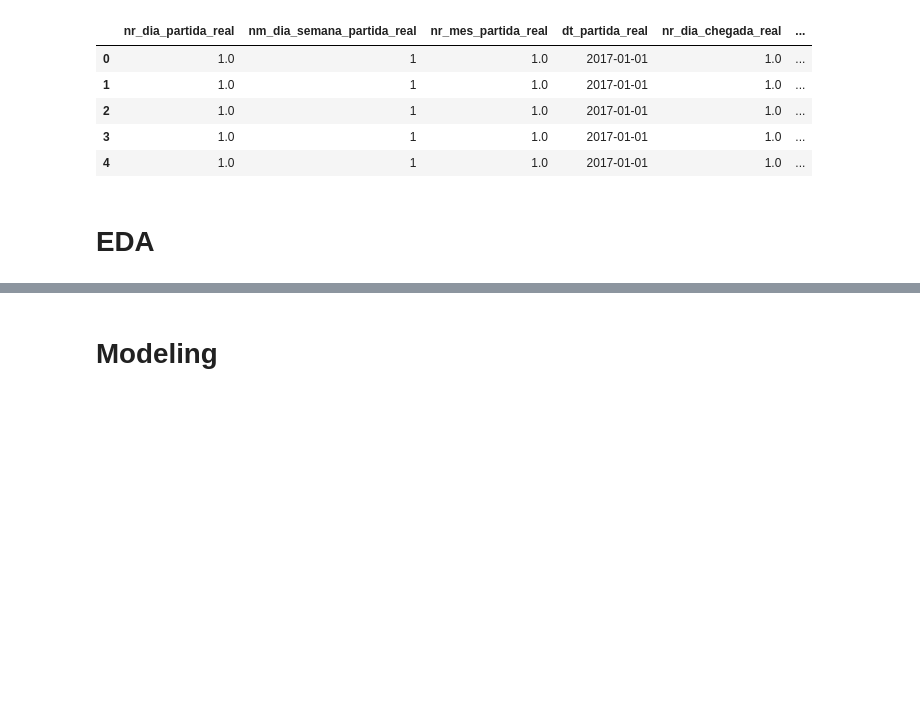
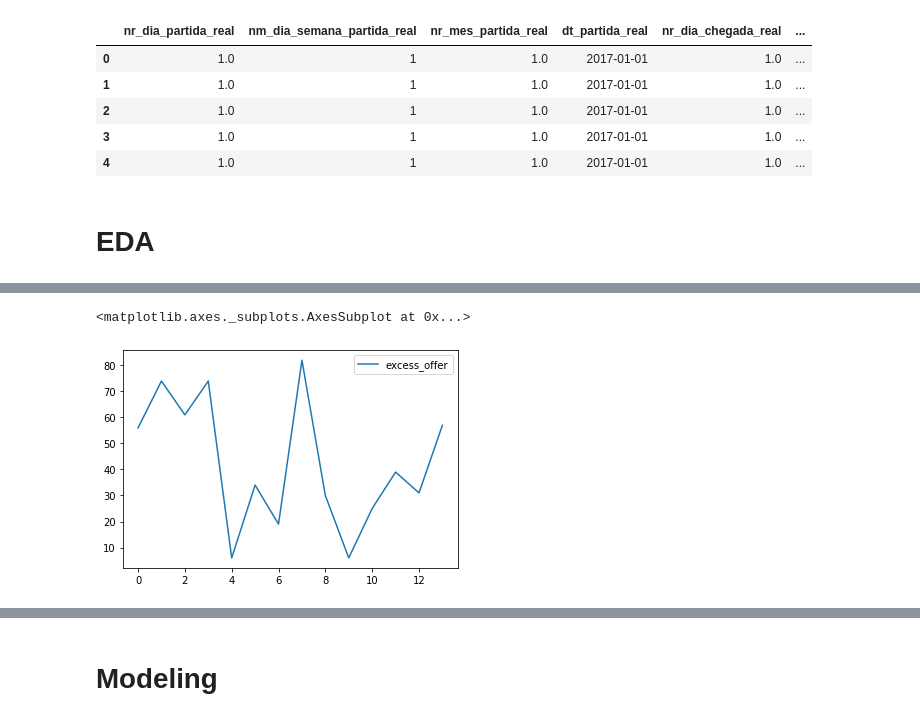
Before and after one commit to welberthdouglas/Civil_Aviation_ML, a Jupyter notebook: CA_SP-RJ.ipynb, the cells around one changed output, grey strips where cells are left out. Saved outputs shown, nothing was run; the diff lists cells and outputs as text; code cells hidden in the pictures; blank space fills up the shorter version.

```diff
--- a/CA_SP-RJ.ipynb
+++ b/CA_SP-RJ.ipynb
@@ -152,0 +174,5 @@ data_enc.hist();
+# %%
+df_sp_grouped.query("'2019-06-01' <=dt_partida_real <= '2019-06-01' ").reset_index()[['excess_offer']].plot()
+# %% [output]
+<matplotlib.axes._subplots.AxesSubplot at 0x...>
+[figure, added]
```
Also changed, not shown: parts of 27 cells of this notebook.
